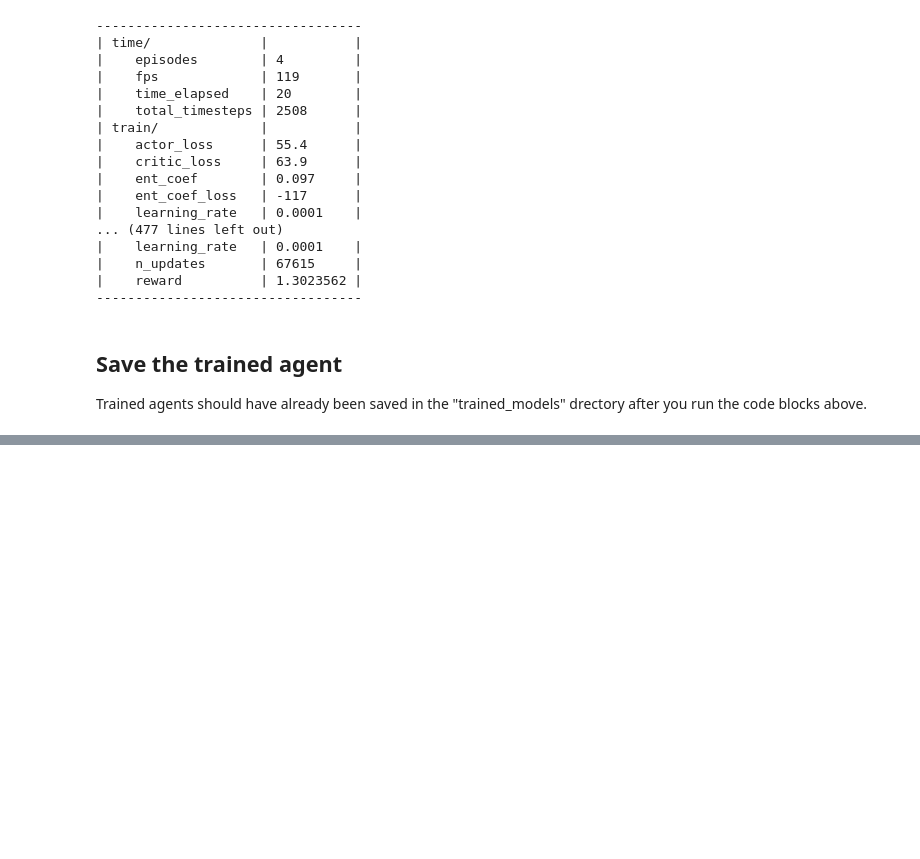
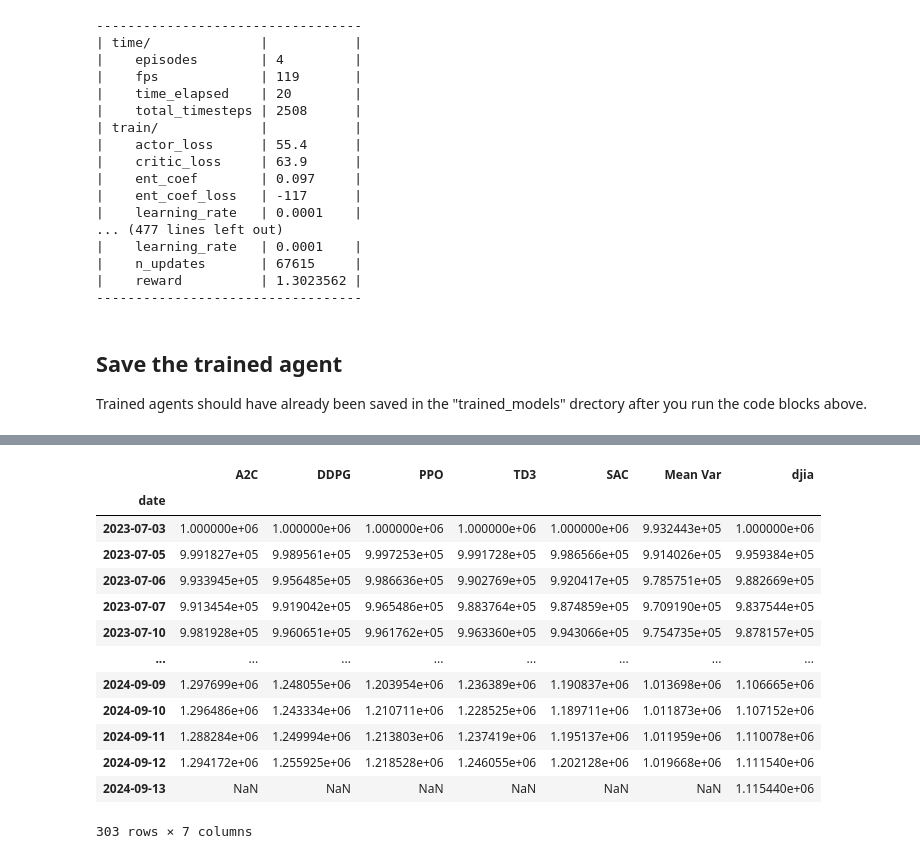
Before and after one commit to afedyanin/vertr-ml, a Jupyter notebook: finrl-notebboks/sample001.ipynb, the cells around one changed output, grey strips where cells are left out. Drawn from its saved outputs; the diff is of its cells as text; code cells hidden in the pictures; blank space fills up the shorter version.

```diff
--- a/finrl-notebboks/sample001.ipynb
+++ b/finrl-notebboks/sample001.ipynb
@@ -457,0 +671,5 @@ Trained agents should have already been saved in the "trained_models" drectory a
+# %%
+df_dji = YahooDownloader(start_date = TRADE_START_DATE,
+                     end_date = TRADE_END_DATE,
+                     ticker_list = ['DJIA']).fetch_data()
+# df_dji
@@ -457,0 +703,27 @@ Trained agents should have already been saved in the "trained_models" drectory a
+# %%
+col_name = []
+col_name.append('A2C') if if_using_a2c else None
+col_name.append('DDPG') if if_using_ddpg else None
+col_name.append('PPO') if if_using_ppo else None
+col_name.append('TD3') if if_using_td3 else None
+col_name.append('SAC') if if_using_sac else None
+col_name.append('Mean Var')
+col_name.append('djia')
+result.columns = col_name
+
+result
+# %% [output]
+|  | A2C | DDPG | PPO | TD3 | SAC | Mean Var | djia |
+| date |  |  |  |  |  |  |  |
+| 2023-07-03 | 1.000000e+06 | 1.000000e+06 | 1.000000e+06 | 1.000000e+06 | 1.000000e+06 | 9.932443e+05 | 1.000000e+06 |
+| 2023-07-05 | 9.991827e+05 | 9.989561e+05 | 9.997253e+05 | 9.991728e+05 | 9.986566e+05 | 9.914026e+05 | 9.959384e+05 |
+| 2023-07-06 | 9.933945e+05 | 9.956485e+05 | 9.986636e+05 | 9.902769e+05 | 9.920417e+05 | 9.785751e+05 | 9.882669e+05 |
+| 2023-07-07 | 9.913454e+05 | 9.919042e+05 | 9.965486e+05 | 9.883764e+05 | 9.874859e+05 | 9.709190e+05 | 9.837544e+05 |
+| 2023-07-10 | 9.981928e+05 | 9.960651e+05 | 9.961762e+05 | 9.963360e+05 | 9.943066e+05 | 9.754735e+05 | 9.878157e+05 |
+| ... | ... | ... | ... | ... | ... | ... | ... |
+| 2024-09-09 | 1.297699e+06 | 1.248055e+06 | 1.203954e+06 | 1.236389e+06 | 1.190837e+06 | 1.013698e+06 | 1.106665e+06 |
+| 2024-09-10 | 1.296486e+06 | 1.243334e+06 | 1.210711e+06 | 1.228525e+06 | 1.189711e+06 | 1.011873e+06 | 1.107152e+06 |
+| 2024-09-11 | 1.288284e+06 | 1.249994e+06 | 1.213803e+06 | 1.237419e+06 | 1.195137e+06 | 1.011959e+06 | 1.110078e+06 |
+| 2024-09-12 | 1.294172e+06 | 1.255925e+06 | 1.218528e+06 | 1.246055e+06 | 1.202128e+06 | 1.019668e+06 | 1.111540e+06 |
+| 2024-09-13 | NaN | NaN | NaN | NaN | NaN | NaN | 1.115440e+06 |
+303 rows × 7 columns
```
Also changed, not shown: parts of 31 cells of this notebook.
